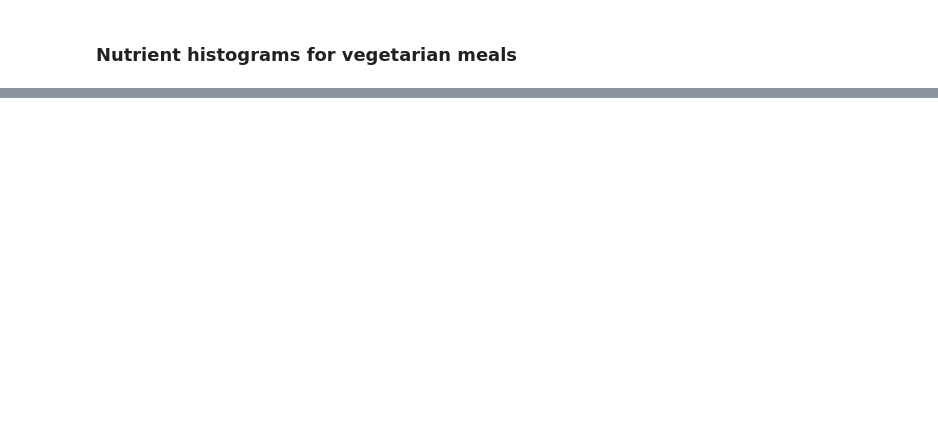
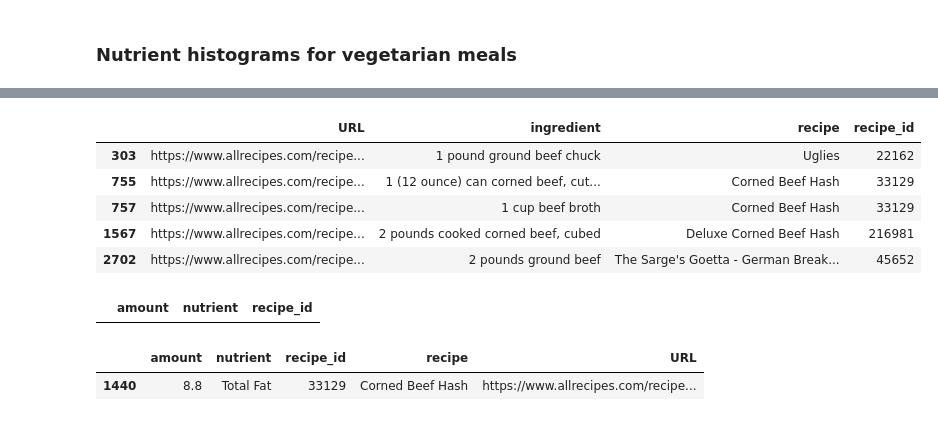
Before and after one commit to strefele/ADA2018-Project, a Jupyter notebook: Data_Analysis.ipynb, the cells around one changed output, grey strips where cells are left out. Drawn from its saved outputs; the diff is of its cells as text; code cells hidden in the pictures; blank space fills up the shorter version.

Commit message:
vegetarianization of brunch data begun

```diff
--- a/Data_Analysis.ipynb
+++ b/Data_Analysis.ipynb
@@ -247,0 +259,12 @@ for n in nutrient_list:
+# %%
+f = open('data/meats', 'r')
+meat = f.read().splitlines()
+f.close()
+# %%
+brunch_copy = brunch_ingredients_df.copy()
+brunch_copy = brunch_copy.merge(brunch_recipes, left_on='recipe_id', right_index=True, how='inner', sort=False)
+# %%
+id_to_delete = pd.DataFrame(columns=['URL', 'ingredient', 'recipe', 'recipe_id'])
+
+for i in range(len(meat)):
+    id_to_delete = id_to_delete.append(brunch_copy[brunch_copy['ingredient'].str.contains(meat[i])])
@@ -247,0 +279,9 @@ for n in nutrient_list:
+# %%
+id_to_delete.head()
+# %% [output]
+|  | URL | ingredient | recipe | recipe_id |
+| 303 | https://www.allrecipes.com/recipe... | 1 pound ground beef chuck | Uglies | 22162 |
+| 755 | https://www.allrecipes.com/recipe... | 1 (12 ounce) can corned beef, cut... | Corned Beef Hash | 33129 |
+| 757 | https://www.allrecipes.com/recipe... | 1 cup beef broth | Corned Beef Hash | 33129 |
+| 1567 | https://www.allrecipes.com/recipe... | 2 pounds cooked corned beef, cubed | Deluxe Corned Beef Hash | 216981 |
+| 2702 | https://www.allrecipes.com/recipe... | 2 pounds ground beef | The Sarge's Goetta - German Break... | 45652 |
@@ -247,0 +293,6 @@ for n in nutrient_list:
+# %%
+test = brunch_nutrient_copy.where(brunch_nutrient_copy['recipe_id'] == '33129')
+test = test.dropna()
+test.head(1)
+# %% [output]
+|  | amount | nutrient | recipe_id |
@@ -247,0 +301,7 @@ for n in nutrient_list:
+# %%
+val = nutrient_copy.where(nutrient_copy['recipe_id'] == '33129')
+val = val.dropna()
+val.head(1)
+# %% [output]
+|  | amount | nutrient | recipe_id | recipe | URL |
+| 1440 | 8.8 | Total Fat | 33129 | Corned Beef Hash | https://www.allrecipes.com/recipe... |
```
Also changed, not shown: parts of 10 cells of this notebook.
